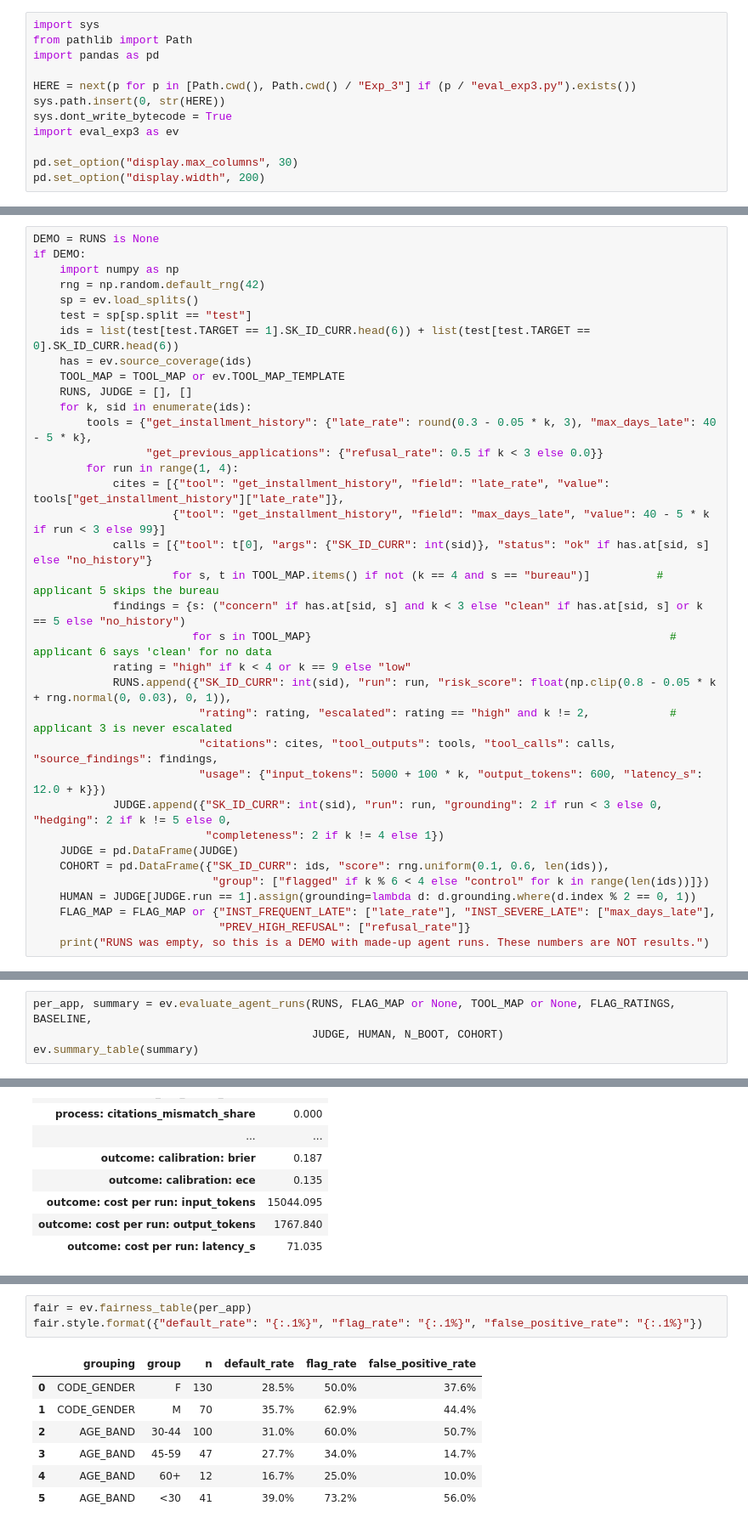
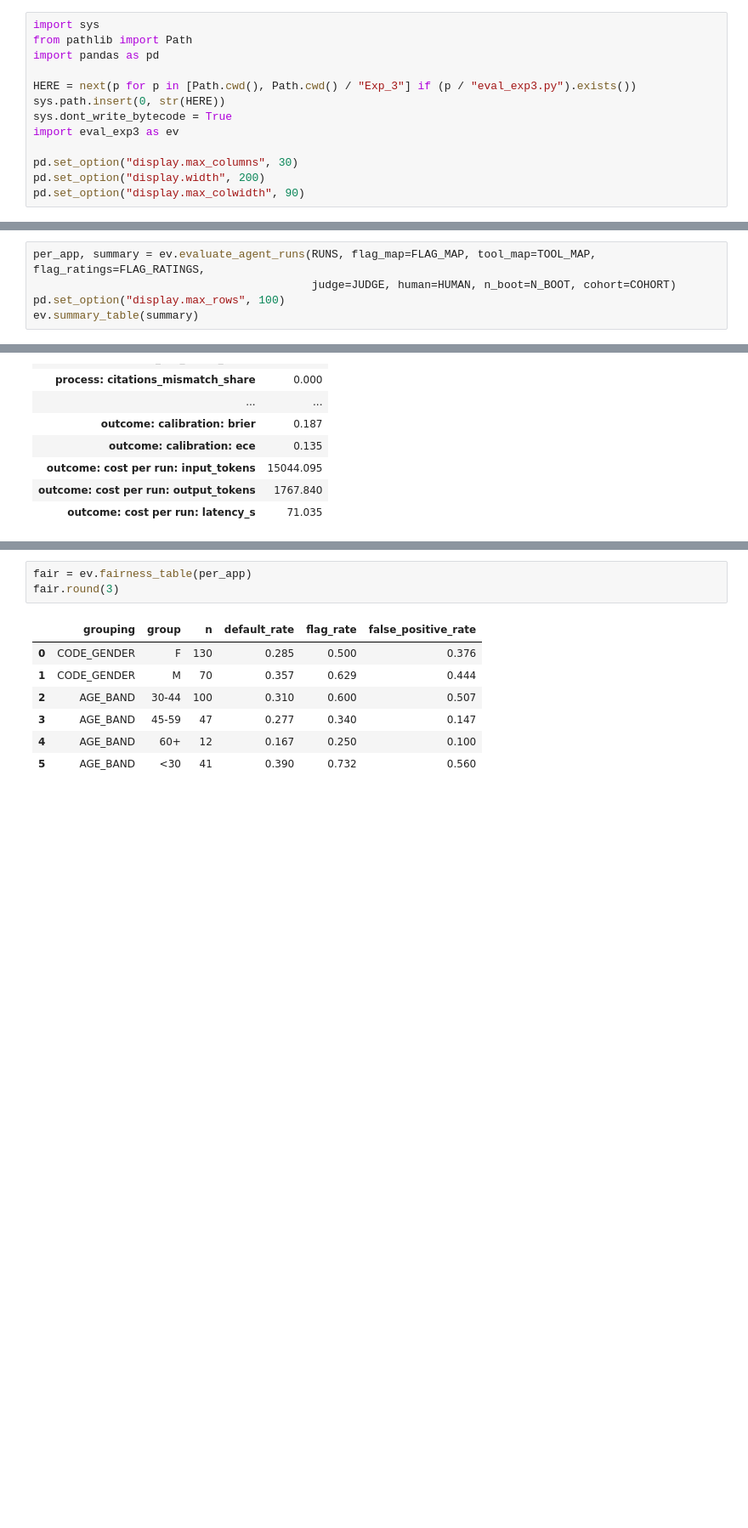
Before and after one commit to RaUzenL/bt4012_group6, a Jupyter notebook: Exp_3/evaluate_exp3.ipynb, the cells around one changed output, grey strips where cells are left out. Shown at 85% size. Saved outputs shown, nothing was run; the diff lists cells and outputs as text; blank space fills up the shorter version.

```diff
--- a/Exp_3/evaluate_exp3.ipynb
+++ b/Exp_3/evaluate_exp3.ipynb
@@ -48,3 +45,4 @@ import eval_exp3 as ev
 
 pd.set_option("display.max_columns", 30)
 pd.set_option("display.width", 200)
+pd.set_option("display.max_colwidth", 90)
@@ -131,36 +89 @@ SAVE = True
-# %%
-DEMO = RUNS is None
-if DEMO:
-    import numpy as np
-    rng = np.random.default_rng(42)
-    sp = ev.load_splits()
-    test = sp[sp.split == "test"]
-    ids = list(test[test.TARGET == 1].SK_ID_CURR.head(6)) + list(test[test.TARGET == 0].SK_ID_CURR.head(6))
-    has = ev.source_coverage(ids)
-    TOOL_MAP = TOOL_MAP or ev.TOOL_MAP_TEMPLATE
-    RUNS, JUDGE = [], []
-    for k, sid in enumerate(ids):
-        tools = {"get_installment_history": {"late_rate": round(0.3 - 0.05 * k, 3), "max_days_late": 40 - 5 * k},
-                 "get_previous_applications": {"refusal_rate": 0.5 if k < 3 else 0.0}}
-        for run in range(1, 4):
-            cites = [{"tool": "get_installment_history", "field": "late_rate", "value": tools["get_installment_history"]["late_rate"]},
-                     {"tool": "get_installment_history", "field": "max_days_late", "value": 40 - 5 * k if run < 3 else 99}]
-            calls = [{"tool": t[0], "args": {"SK_ID_CURR": int(sid)}, "status": "ok" if has.at[sid, s] else "no_history"}
-                     for s, t in TOOL_MAP.items() if not (k == 4 and s == "bureau")]          # applicant 5 skips the bureau
-            findings = {s: ("concern" if has.at[sid, s] and k < 3 else "clean" if has.at[sid, s] or k == 5 else "no_history")
-                        for s in TOOL_MAP}                                                      # applicant 6 says 'clean' for no data
-            rating = "high" if k < 4 or k == 9 else "low"
-            RUNS.append({"SK_ID_CURR": int(sid), "run": run, "risk_score": float(np.clip(0.8 - 0.05 * k + rng.normal(0, 0.03), 0, 1)),
-                         "rating": rating, "escalated": rating == "high" and k != 2,            # applicant 3 is never escalated
-                         "citations": cites, "tool_outputs": tools, "tool_calls": calls, "source_findings": findings,
-                         "usage": {"input_tokens": 5000 + 100 * k, "output_tokens": 600, "latency_s": 12.0 + k}})
-            JUDGE.append({"SK_ID_CURR": int(sid), "run": run, "grounding": 2 if run < 3 else 0, "hedging": 2 if k != 5 else 0,
-                          "completeness": 2 if k != 4 else 1})
-    JUDGE = pd.DataFrame(JUDGE)
-    COHORT = pd.DataFrame({"SK_ID_CURR": ids, "score": rng.uniform(0.1, 0.6, len(ids)),
-                           "group": ["flagged" if k % 6 < 4 else "control" for k in range(len(ids))]})
-    HUMAN = JUDGE[JUDGE.run == 1].assign(grounding=lambda d: d.grounding.where(d.index % 2 == 0, 1))
-    FLAG_MAP = FLAG_MAP or {"INST_FREQUENT_LATE": ["late_rate"], "INST_SEVERE_LATE": ["max_days_late"],
-                            "PREV_HIGH_REFUSAL": ["refusal_rate"]}
-    print("RUNS was empty, so this is a DEMO with made-up agent runs. These numbers are NOT results.")
 # %% [markdown]
@@ -168,6 +91,7 @@ if DEMO:
 # %%
-per_app, summary = ev.evaluate_agent_runs(RUNS, FLAG_MAP or None, TOOL_MAP or None, FLAG_RATINGS, BASELINE,
-                                          JUDGE, HUMAN, N_BOOT, COHORT)
+per_app, summary = ev.evaluate_agent_runs(RUNS, flag_map=FLAG_MAP, tool_map=TOOL_MAP, flag_ratings=FLAG_RATINGS,
+                                          judge=JUDGE, human=HUMAN, n_boot=N_BOOT, cohort=COHORT)
+pd.set_option("display.max_rows", 100)
 ev.summary_table(summary)
 # %% [output]
 |  | value |
@@ -235,11 +173,11 @@ for a reliable fairness check, run the same false-positive comparison on the Exp
 # %%
 fair = ev.fairness_table(per_app)
-fair.style.format({"default_rate": "{:.1%}", "flag_rate": "{:.1%}", "false_positive_rate": "{:.1%}"})
+fair.round(3)
 # %% [output]
 |  | grouping | group | n | default_rate | flag_rate | false_positive_rate |
-| 0 | CODE_GENDER | F | 130 | 28.5% | 50.0% | 37.6% |
-| 1 | CODE_GENDER | M | 70 | 35.7% | 62.9% | 44.4% |
-| 2 | AGE_BAND | 30-44 | 100 | 31.0% | 60.0% | 50.7% |
-| 3 | AGE_BAND | 45-59 | 47 | 27.7% | 34.0% | 14.7% |
-| 4 | AGE_BAND | 60+ | 12 | 16.7% | 25.0% | 10.0% |
-| 5 | AGE_BAND | <30 | 41 | 39.0% | 73.2% | 56.0% |
+| 0 | CODE_GENDER | F | 130 | 0.285 | 0.500 | 0.376 |
+| 1 | CODE_GENDER | M | 70 | 0.357 | 0.629 | 0.444 |
+| 2 | AGE_BAND | 30-44 | 100 | 0.310 | 0.600 | 0.507 |
+| 3 | AGE_BAND | 45-59 | 47 | 0.277 | 0.340 | 0.147 |
+| 4 | AGE_BAND | 60+ | 12 | 0.167 | 0.250 | 0.100 |
+| 5 | AGE_BAND | <30 | 41 | 0.390 | 0.732 | 0.560 |
```
Also changed, not shown: parts of 28 cells of this notebook, 5 other files.
